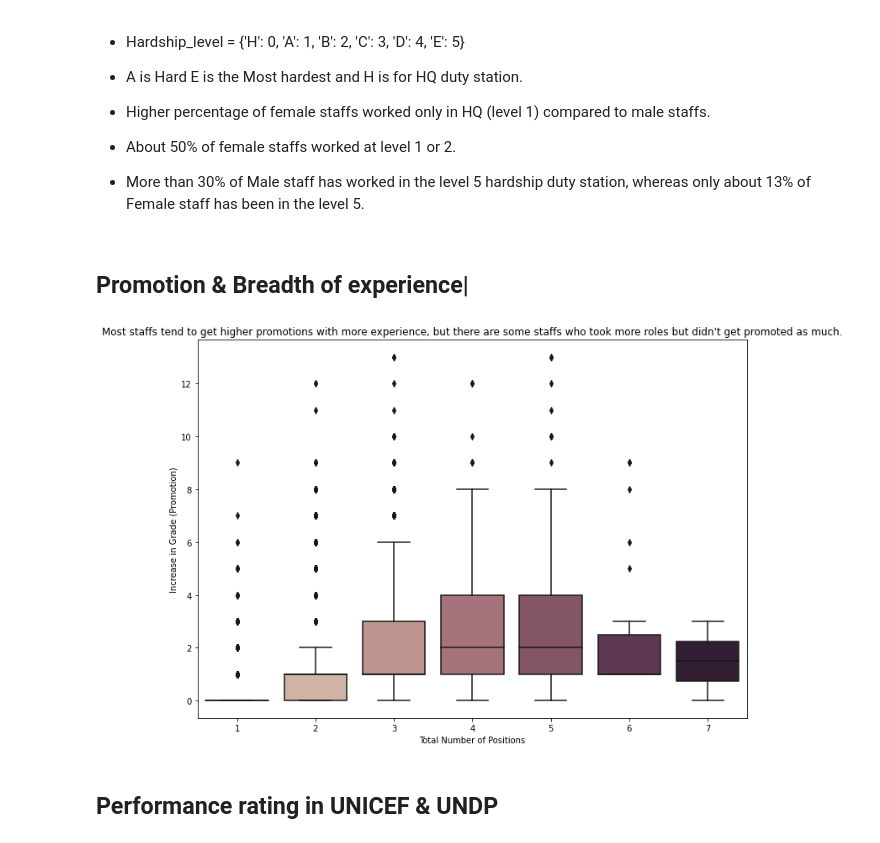
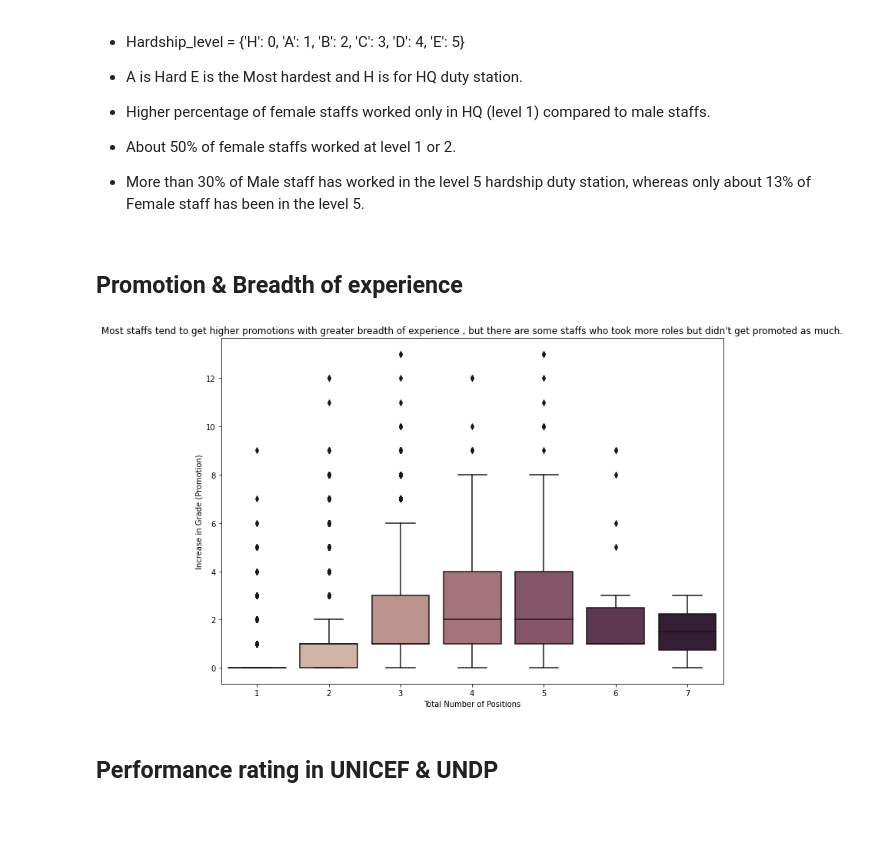
Before and after one commit to oliviahs/People_Analytics_for_UN, a Jupyter notebook: EDA_HypothesisTesting.ipynb, the cells around one changed output. Cells and saved outputs as stored; diff of their text form; code cells hidden in the pictures.

```diff
--- a/EDA_HypothesisTesting.ipynb
+++ b/EDA_HypothesisTesting.ipynb
@@ -84,19 +111,19 @@ plt.show();
 - About 50% of female staffs worked at level 1 or 2.
 - More than 30% of Male staff has worked in the level 5 hardship duty station, whereas only about 13% of Female staff has been in the level 5.
 # %% [markdown]
-## Promotion & Breadth of experience|
+## Promotion & Breadth of experience
 # %%
 fig, ax = plt.subplots()
 fig.set_size_inches(11.7, 8.27)
 sns.boxplot(data=finaldf,
             x="Position_Count",
             y="Difference_incumbent", palette="ch:.25")
-plt.title("Most staffs tend to get higher promotions with more experience, but there are some staffs who took more roles but didn't get promoted as much.")
+plt.title("Most staffs tend to get higher promotions with greater breadth of experience , but there are some staffs who took more roles but didn't get promoted as much.")
 plt.xlabel('Total Number of Positions')
 plt.ylabel('Increase in Grade (Promotion)')
 plt.show()
 # %% [output]
-[figure, old version]
+[figure, new version]
 # %% [markdown]
 ## Performance rating in UNICEF & UNDP
 # %%
```
Also changed, not shown: parts of 36 cells of this notebook, 2 other files.
